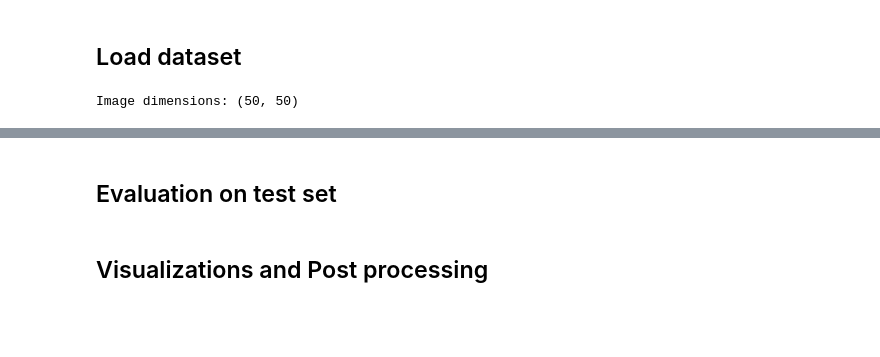
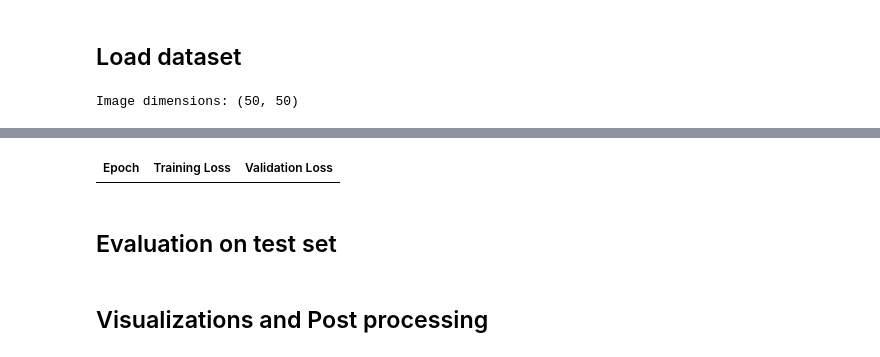
Before and after one commit to panoskorovesis/sign-language-image-detection, a Jupyter notebook: src/ViT/sign_language_gesture_ViT.ipynb, the cells around one changed output, grey strips where cells are left out. Saved outputs shown, nothing was run; the diff lists cells and outputs as text; code cells hidden in the pictures; blank space fills up the shorter version.

```diff
--- a/src/ViT/sign_language_gesture_ViT.ipynb
+++ b/src/ViT/sign_language_gesture_ViT.ipynb
@@ -151,0 +290,46 @@ history = vit_model.fit(
+# %%
+import torch
+from torch.utils.data import DataLoader
+
+# Custom collate function for batching
+def collate_fn(examples):
+    pixel_values = torch.stack([example["pixel_values"] for example in examples])
+    labels = torch.tensor([example["label"] for example in examples])
+    return {"pixel_values": pixel_values, "labels": labels}
+
+# Set up DataLoader for training and validation
+train_dl = DataLoader(train_ds, collate_fn=collate_fn, batch_size=64)
+val_dl = DataLoader(val_ds, collate_fn=collate_fn, batch_size=64)
+# %%
+from transformers import TrainingArguments
+
+train_args = TrainingArguments(
+    output_dir="output-models",
+    save_total_limit=2,
+    evaluation_strategy="epoch",  # Evaluate at the end of each epoch
+    save_strategy="epoch",       # Save the model at the end of each epoch
+    learning_rate=1e-3,
+    per_device_train_batch_size=64,
+    per_device_eval_batch_size=64,
+    num_train_epochs=2,
+    weight_decay=0.01,
+    load_best_model_at_end=True,
+    logging_dir="logs",
+    remove_unused_columns=False,
+    report_to="none",  # Disable W&B logging,
+    local_rank=-1       # Disable distributed training (important for CPU usage)
+)
+# %%
+from transformers import Trainer
+
+trainer = Trainer(
+    model=model,
+    args=train_args,
+    train_dataset=train_ds,
+    eval_dataset=val_ds,
+    data_collator=collate_fn,
+    tokenizer=processor
+)
+# %%
+trainer.train()
+# %% [output]
@@ -152,3 +337,4 @@ history = vit_model.fit(
+| Epoch | Training Loss | Validation Loss |
 # %% [markdown]
 ## Evaluation on test set
 # %%
```
Also changed, not shown: parts of 42 cells of this notebook.
